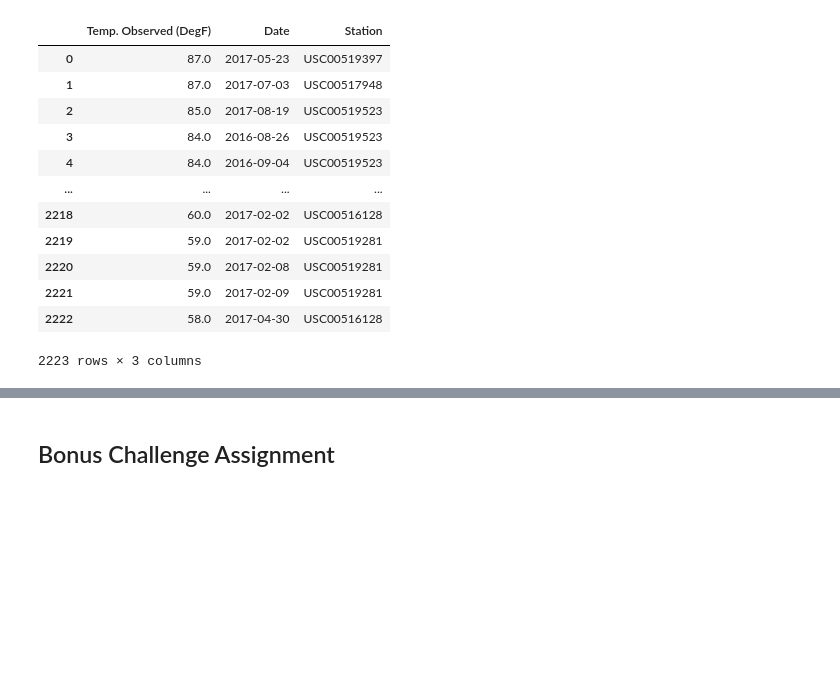
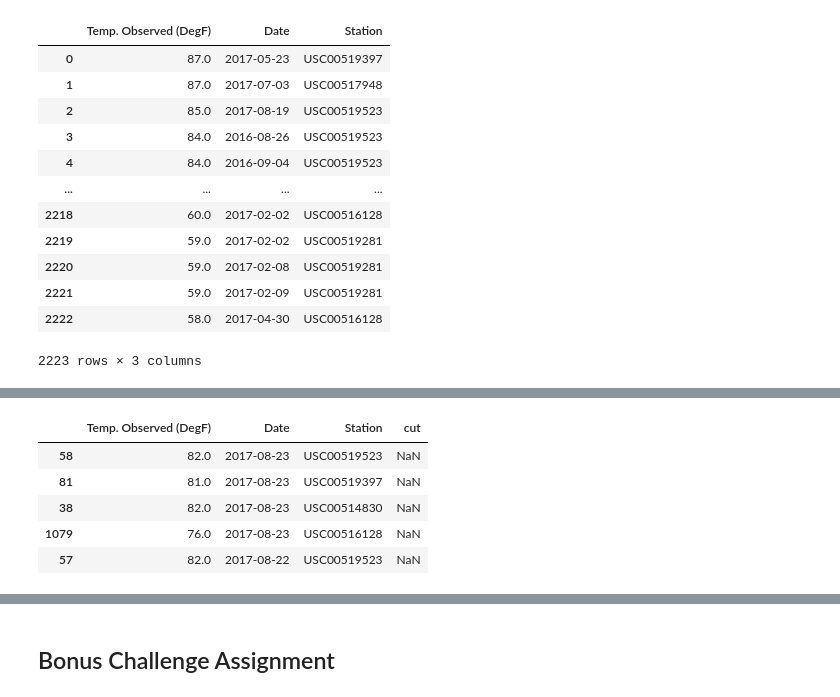
Before and after one commit to IrinaUX/sqlalchemy-challenge, a Jupyter notebook: weather_analysis.ipynb, the cells around one changed output, grey strips where cells are left out. Cells and saved outputs as stored; diff of their text form; code cells hidden in the pictures; blank space fills up the shorter version.

```diff
--- a/weather_analysis.ipynb
+++ b/weather_analysis.ipynb
@@ -468,0 +517,11 @@ tobs_df
+# %%
+# Sort dataframe by date column in descending order
+sorted_df = df.sort_values(by='Date', ascending=False)
+sorted_df.head()
+# %% [output]
+|  | Temp. Observed (DegF) | Date | Station | cut |
+| 58 | 82.0 | 2017-08-23 | USC00519523 | NaN |
+| 81 | 81.0 | 2017-08-23 | USC00519397 | NaN |
+| 38 | 82.0 | 2017-08-23 | USC00514830 | NaN |
+| 1079 | 76.0 | 2017-08-23 | USC00516128 | NaN |
+| 57 | 82.0 | 2017-08-22 | USC00519523 | NaN |
```
Also changed, not shown: parts of 17 cells of this notebook.
